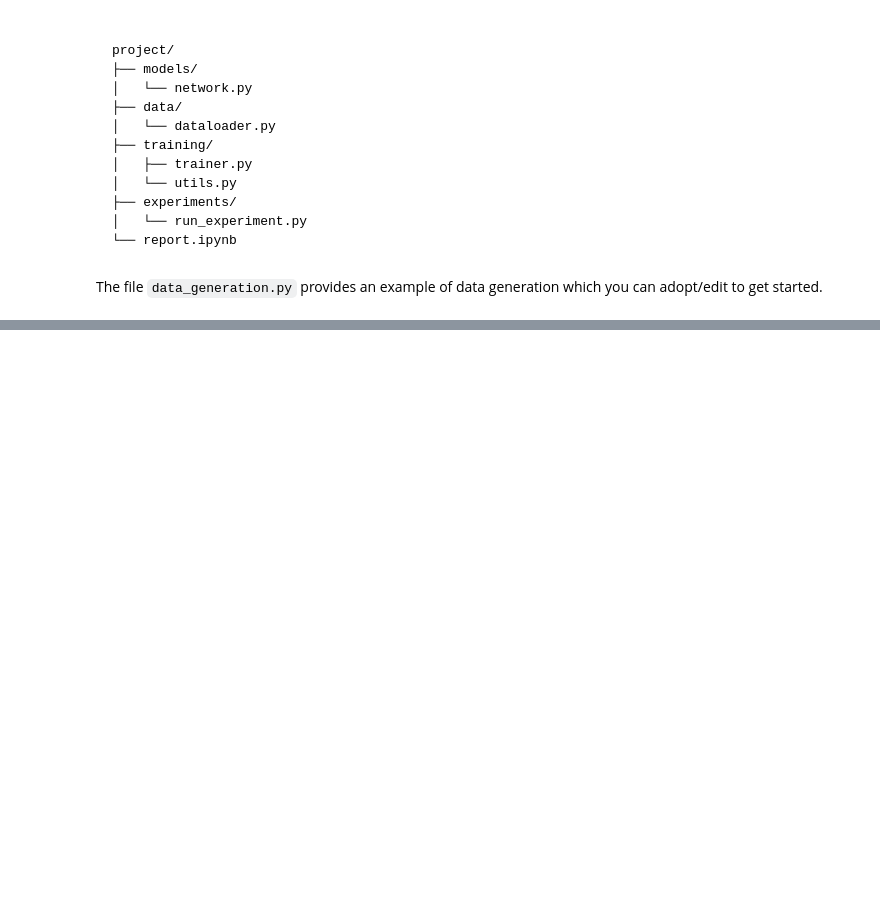
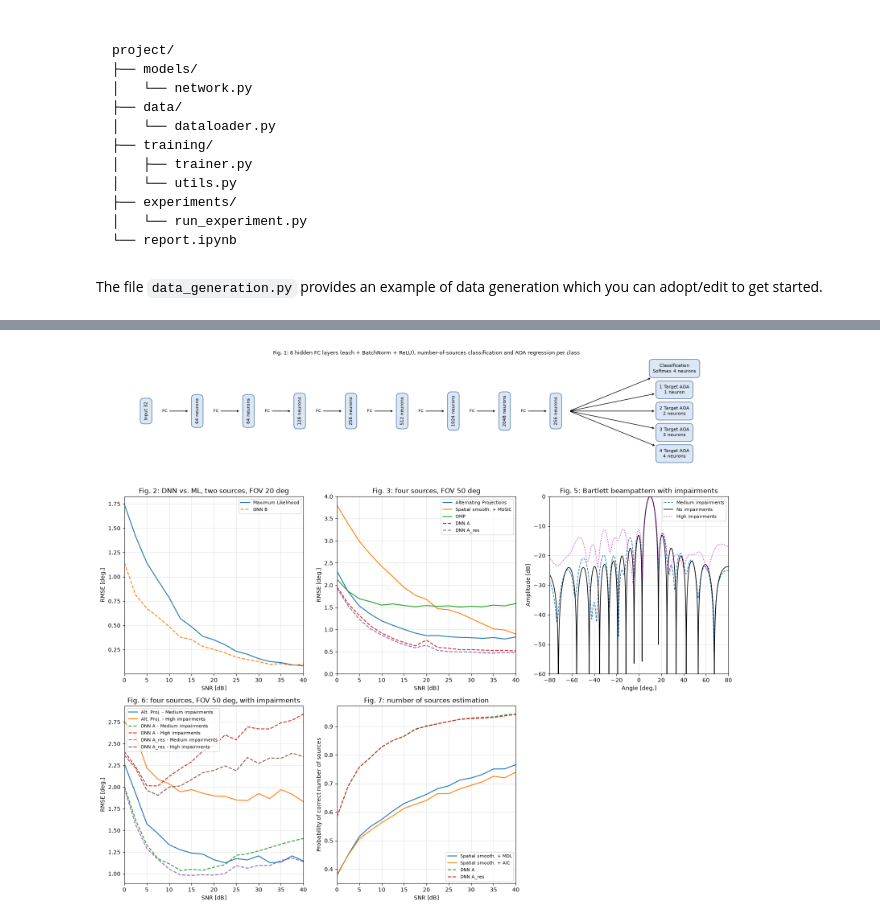
Before and after one commit to kylenamt/DOA_estimation, a Jupyter notebook: HW5.ipynb, the cells around one changed output, grey strips where cells are left out. Cells and saved outputs as stored; diff of their text form; code cells hidden in the pictures; blank space fills up the shorter version.

```diff
--- a/HW5.ipynb
+++ b/HW5.ipynb
@@ -192,0 +116,5 @@ SNR = 5 dB
+# %%
+baselines = compute_baselines()  # loaded from results/baselines.json after the first run
+plot_paper_figures(baselines, compute_models(MODELS))
+# %% [output]
+[figure, added]
```
Also changed, not shown: parts of 12 cells of this notebook, 15 other files.
